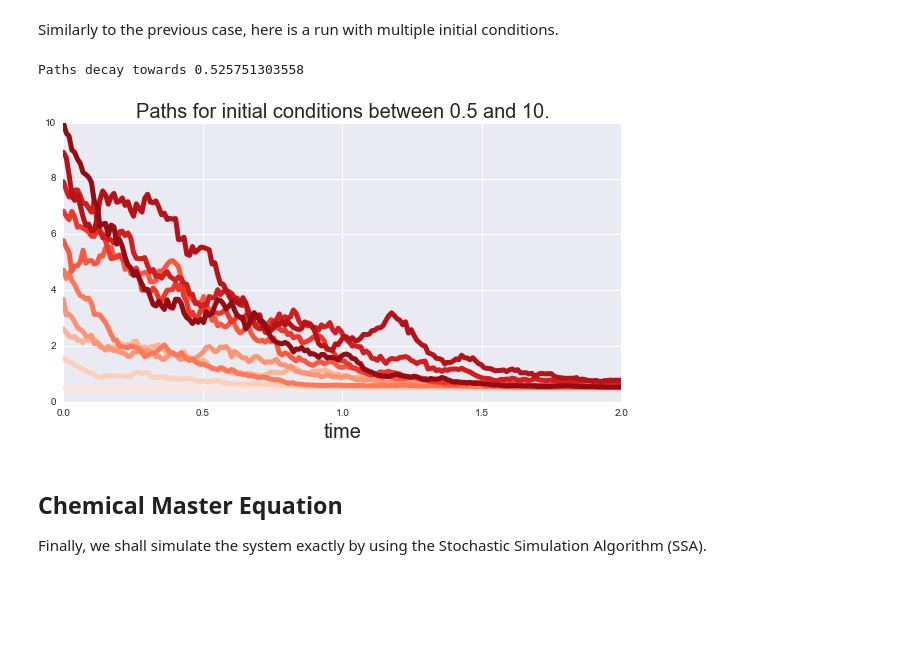
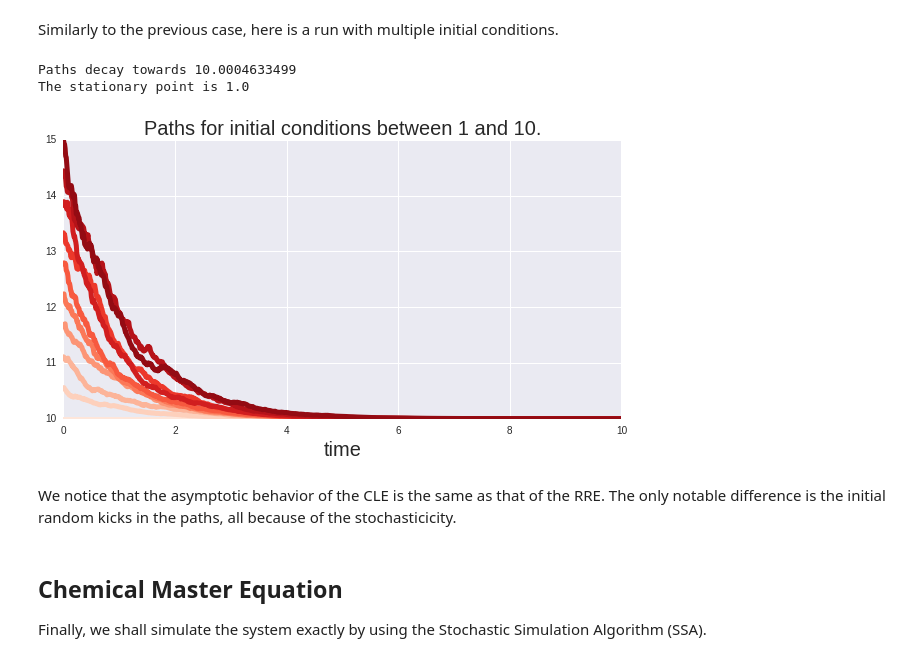
Before and after one commit to kgourgou/stoch-algo-variational-inference, a Jupyter notebook: ipython_notebooks/reactions.ipynb, the cells around one changed output. Saved outputs shown, nothing was run; the diff lists cells and outputs as text; code cells hidden in the pictures; blank space fills up the shorter version.

```diff
--- a/ipython_notebooks/reactions.ipynb
+++ b/ipython_notebooks/reactions.ipynb
@@ -69,5 +71,5 @@ x(0)=(x_0-a/\mu)e^{t\mu}+\frac{a}{\mu}
 $$
 # %%
 # Solution of the RRE
-def x(t,x0=3,a=1,mu=2):
-    return (x0-a/mu)*np.exp(t*mu)+a/mu
+def x(t,x0=3,a=10.0,mu=1.0):
+    return (x0-a/mu)*np.exp(-t*mu)+a/mu
@@ -74,8 +78,8 @@ def x(t,x0=3,a=1,mu=2):
 # %%
 t = np.linspace(0,3)
-x0list = np.linspace(0.5,1,3)
+x0list = np.array([0.5,1,15])
 
-sns.set_palette("Blues",n_colors=5)
+sns.set_palette("Reds",n_colors=3)
 
 for x0 in x0list:
  pl.plot(t,x(t,x0),linewidth=4)
@@ -130,32 +132,37 @@ def EM(xinit,T,Dt=0.1,a=1,mu=2):
 # %% [markdown]
 Similarly to the previous case, here is a run with multiple initial conditions.
 # %%
-T = 2
-Dt = 0.01
+T = 10 # final time to reach
+Dt = 0.01 # time-step for EM
 
+# Set the palette to reds with ten colors
 sns.set_palette('Reds',10)
 
 def plotPaths(T,Dt):
     n = int(T/Dt)
     t = np.linspace(0,T,n)
 
-    xinitlist = np.linspace(0.5,10,10)
+    xinitlist = np.linspace(10,15,10)
 
     for x0 in xinitlist :
-        path = EM(xinit=x0,T=T,Dt=Dt,a=1,mu=2.0)
+        path = EM(xinit=x0,T=T,Dt=Dt,a=10.0,mu=1.0)
         pl.plot(t, path,linewidth=5)
 
     pl.xlabel('time', fontsize=20)
-    pl.title('Paths for initial conditions between 0.5 and 10.', fontsize=20)
+    pl.title('Paths for initial conditions between 1 and 10.', fontsize=20)
 
     return path
 
 path = plotPaths(T,Dt)
 
-print 'Paths decay towards', path[199]
+print 'Paths decay towards', path[np.size(path)-1]
+print 'The stationary point is', 1.0
 # %% [output]
-Paths decay towards 0.525751303558
+Paths decay towards 10.0004633499
+The stationary point is 1.0
-[figure, old version]
+[figure, new version]
+# %% [markdown]
+We notice that the asymptotic behavior of the CLE is the same as that of the RRE. The only notable difference is the initial random kicks in the paths, all because of the stochasticicity.
 # %% [markdown]
 
 ## Chemical Master Equation
```
Also changed, not shown: parts of 8 cells of this notebook.
